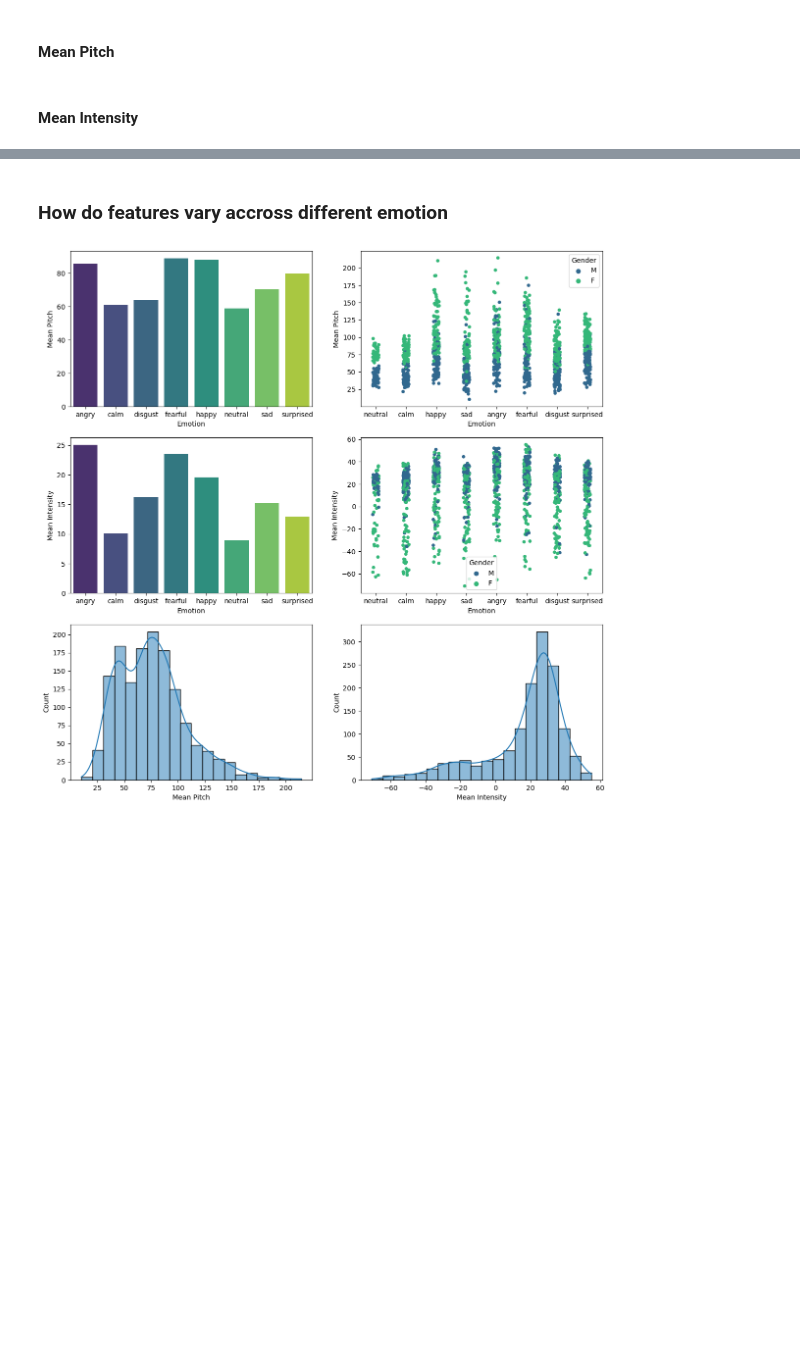
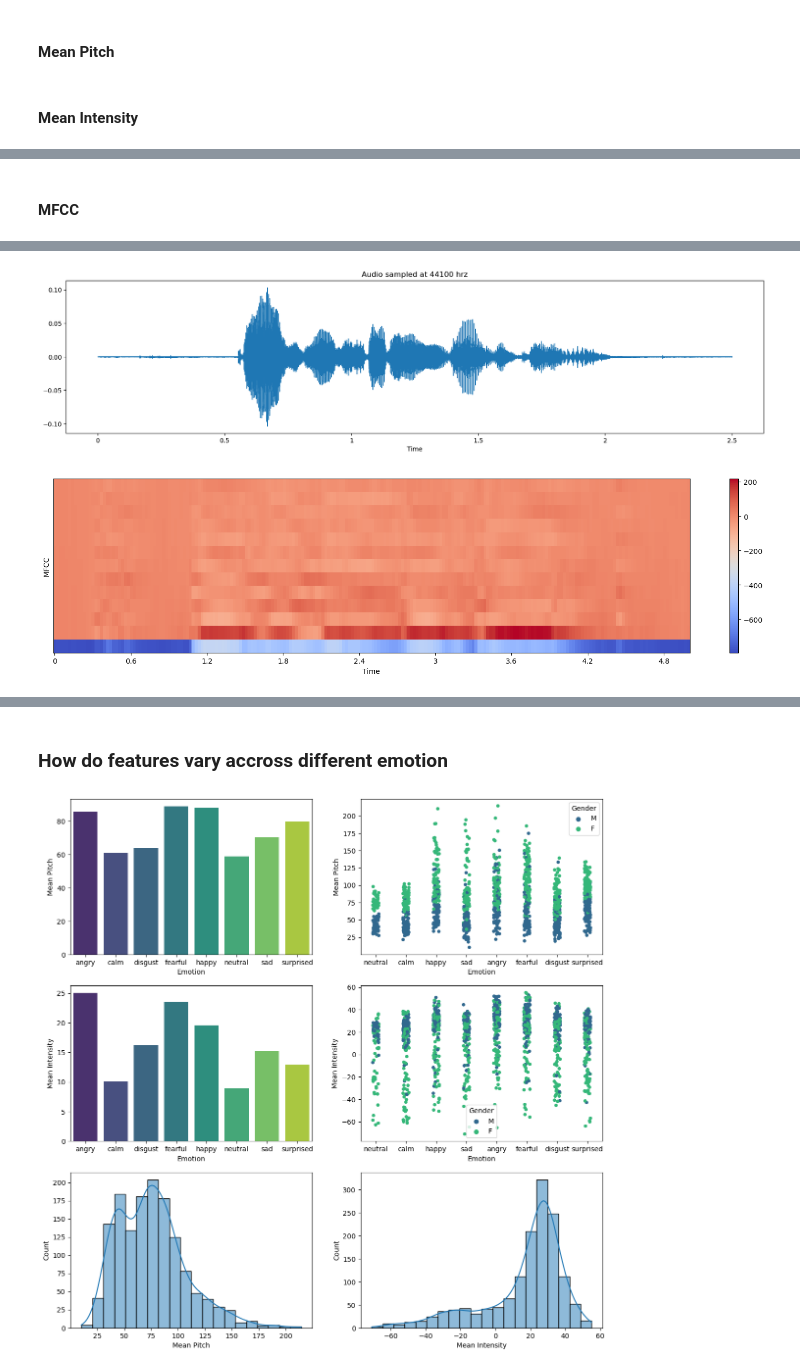
Before and after one commit to MoominHana/speech-emotion-recognition, a Jupyter notebook: project/emotion_recognition.ipynb, the cells around one changed output, grey strips where cells are left out. Drawn from its saved outputs; the diff is of its cells as text; code cells hidden in the pictures; blank space fills up the shorter version.

```diff
--- a/project/emotion_recognition.ipynb
+++ b/project/emotion_recognition.ipynb
@@ -179,3 +224,26 @@ df.head()
 | 03-01-01-01-02-01-01.wav | 1 | M | neutral | normal | 2 | 1 | 3.269917 | 36.515771 | 14.725629 |
 | 03-01-01-01-02-02-01.wav | 1 | M | neutral | normal | 2 | 2 | 3.169833 | 34.807093 | 16.049077 |
 | 03-01-02-01-01-01-01.wav | 1 | M | calm | normal | 1 | 1 | 3.536854 | 39.075821 | 12.647445 |
+# %% [markdown]
+#### MFCC
+# %%
+# Gender - Female; Emotion - Happy
+file = 'data/03-01-03-01-02-02-08.wav'
+X, sample_rate = librosa.load(file, res_type='kaiser_fast',duration=2.5,sr=22050*2,offset=0.5)
+female_happy_mfcc = librosa.feature.mfcc(y=X, sr=sample_rate, n_mfcc=13)
+
+# audio wave
+plt.figure(figsize=(20, 15))
+plt.subplot(3,1,1)
+librosa.display.waveshow(X, sr=sample_rate)
+plt.title('Audio sampled at 44100 hrz')
+
+# MFCC
+plt.figure(figsize=(20, 15))
+plt.subplot(3,1,1)
+librosa.display.specshow(female_happy_mfcc, x_axis='time')
+plt.ylabel('MFCC')
+plt.colorbar()
+
+ipd.Audio(file)
+# %% [output]
@@ -181,0 +251,2 @@ df.head()
+[figure, added]
+[figure, added]
```
Also changed, not shown: parts of 13 cells of this notebook.
